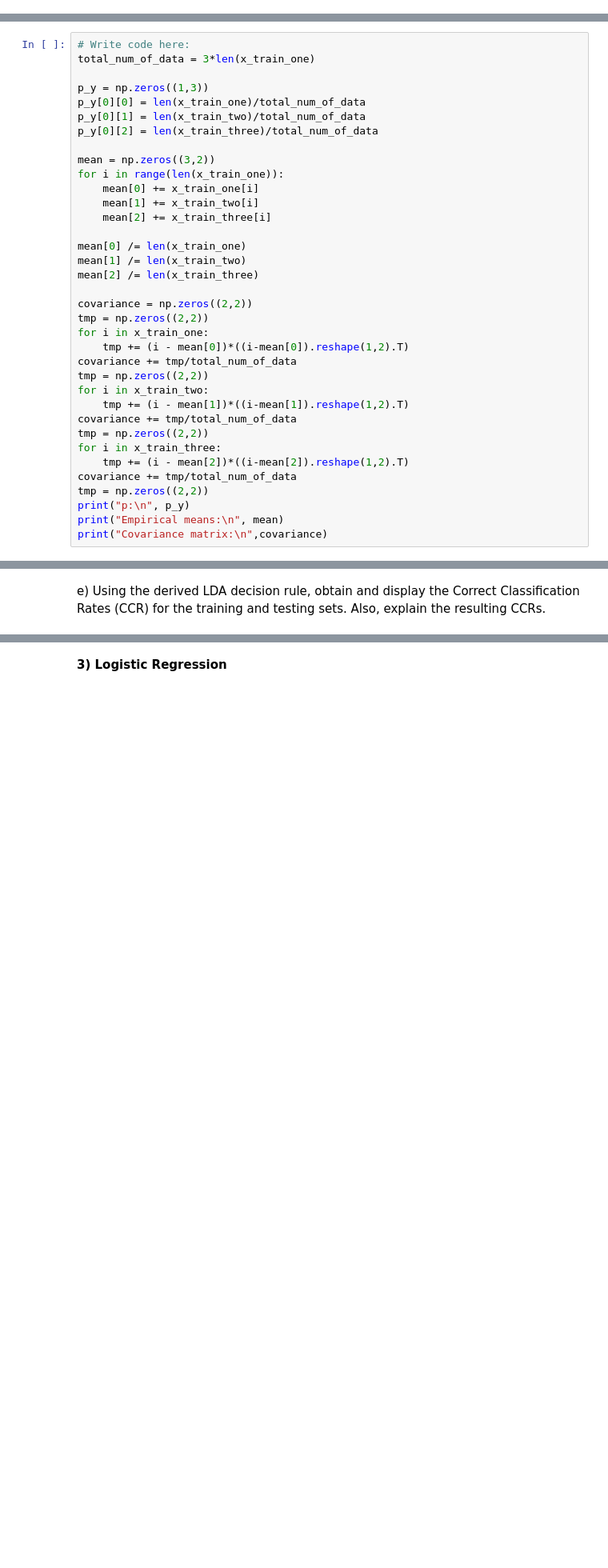
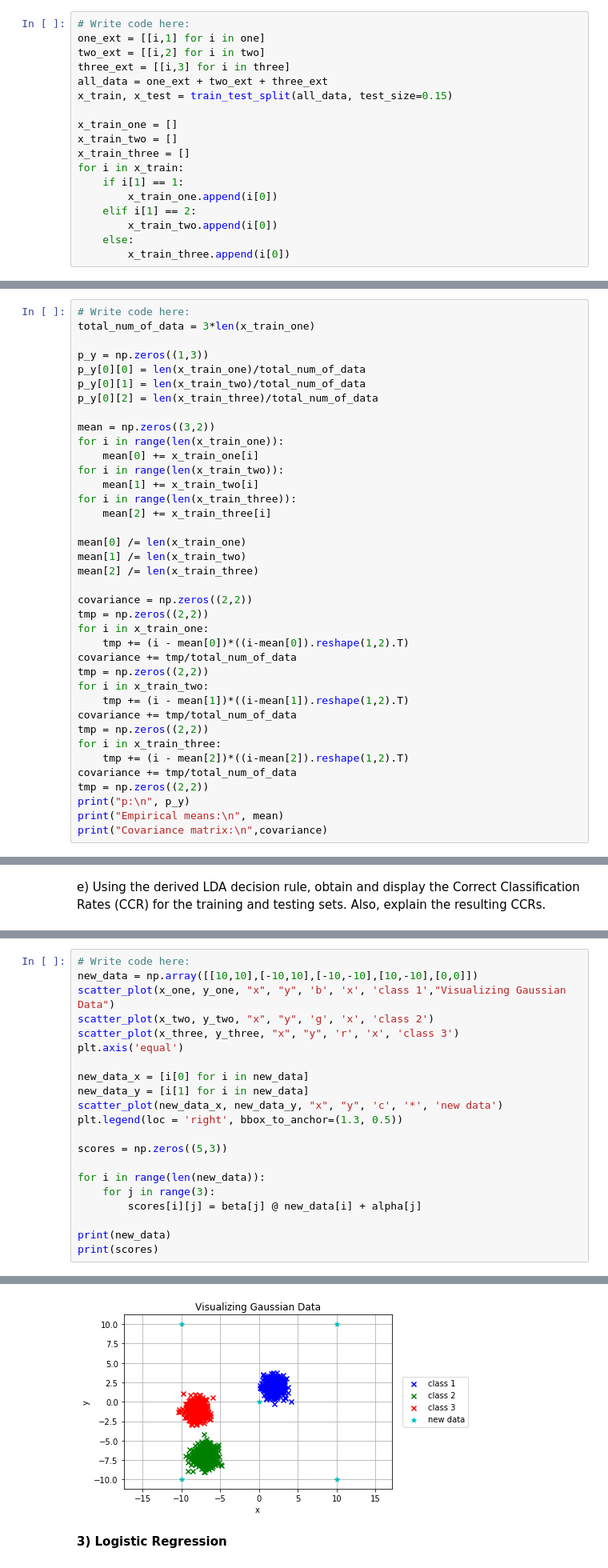
Before and after one commit to AtlasUnion/EC414, a Jupyter notebook: homework/hw4/HW4 - LDA and Logistic Regression 1.ipynb, the cells around one changed output, grey strips where cells are left out. Shown at 80% size. Saved outputs shown, nothing was run; the diff lists cells and outputs as text; blank space fills up the shorter version.

```diff
--- a/homework/hw4/HW4 - LDA and Logistic Regression 1.ipynb
+++ b/homework/hw4/HW4 - LDA and Logistic Regression 1.ipynb
@@ -95,3 +135,21 @@ x_train_three, x_test_three = train_test_split(three, test_size=0.15)
+# %%
+# Write code here:
+one_ext = [[i,1] for i in one]
+two_ext = [[i,2] for i in two]
+three_ext = [[i,3] for i in three]
+all_data = one_ext + two_ext + three_ext
+x_train, x_test = train_test_split(all_data, test_size=0.15)
+
+x_train_one = []
+x_train_two = []
+x_train_three = []
+for i in x_train:
+    if i[1] == 1:
+        x_train_one.append(i[0])
+    elif i[1] == 2:
+        x_train_two.append(i[0])
+    else:
+        x_train_three.append(i[0])
 # %% [markdown]
 c) Obtain the necessary parameter values for ($\widehat{\boldsymbol{\mu}}_y \text{ } \forall \text{ } y$,$\widehat{\Sigma}$,$\widehat{p}(y)$) used for obtaining the LDA decision rule derived in Q$1$.  As a reminder, the preceding values can be obtained as:
 
@@ -116,7 +174,9 @@ p_y[0][2] = len(x_train_three)/total_num_of_data
 mean = np.zeros((3,2))
 for i in range(len(x_train_one)):
     mean[0] += x_train_one[i]
+for i in range(len(x_train_two)):
     mean[1] += x_train_two[i]
+for i in range(len(x_train_three)):
     mean[2] += x_train_three[i]
 
 mean[0] /= len(x_train_one)
@@ -219,0 +295,22 @@ KEY:  Blue - 1, Green - 2, Red - 3
+# %%
+# Write code here:
+new_data = np.array([[10,10],[-10,10],[-10,-10],[10,-10],[0,0]])
+scatter_plot(x_one, y_one, "x", "y", 'b', 'x', 'class 1',"Visualizing Gaussian Data")
+scatter_plot(x_two, y_two, "x", "y", 'g', 'x', 'class 2')
+scatter_plot(x_three, y_three, "x", "y", 'r', 'x', 'class 3')
+plt.axis('equal')
+
+new_data_x = [i[0] for i in new_data]
+new_data_y = [i[1] for i in new_data]
+scatter_plot(new_data_x, new_data_y, "x", "y", 'c', '*', 'new data')
+plt.legend(loc = 'right', bbox_to_anchor=(1.3, 0.5))
+
+scores = np.zeros((5,3))
+
+for i in range(len(new_data)):
+    for j in range(3):
+        scores[i][j] = beta[j] @ new_data[i] + alpha[j]
+
+print(new_data)
+print(scores)
+# %% [output]
@@ -220,3 +327,4 @@ KEY:  Blue - 1, Green - 2, Red - 3
+[figure, added]
 # %% [markdown]
 **3) Logistic Regression**
 # %% [markdown]
```
Also changed, not shown: parts of 12 cells of this notebook.
